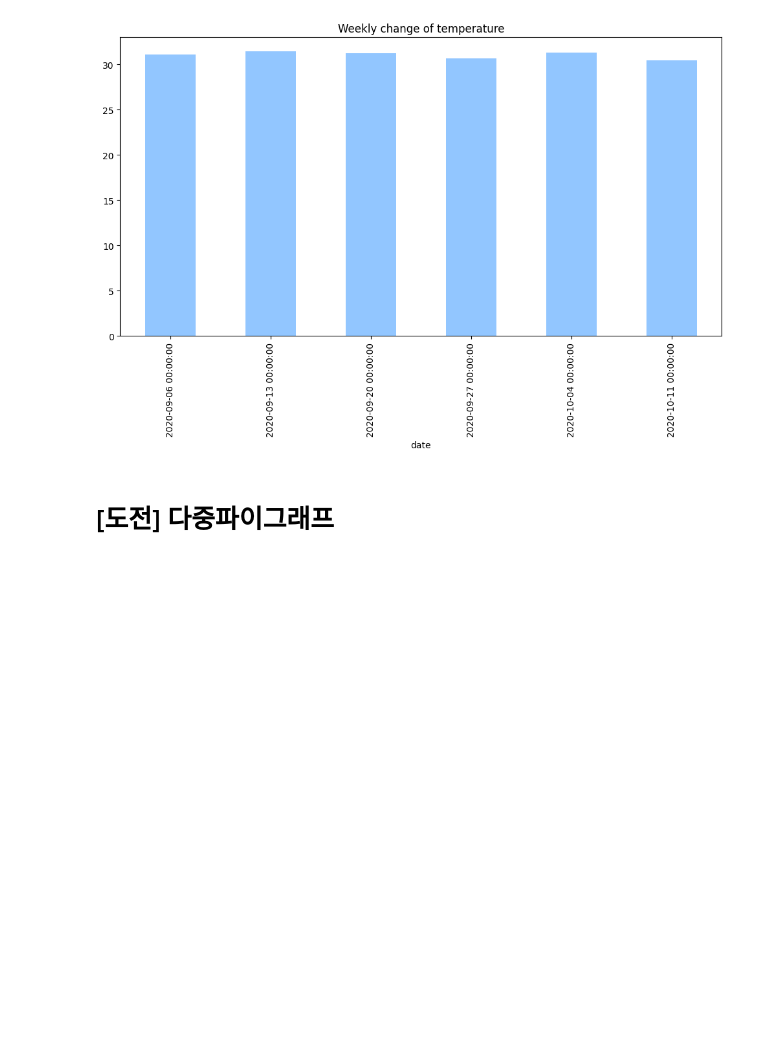
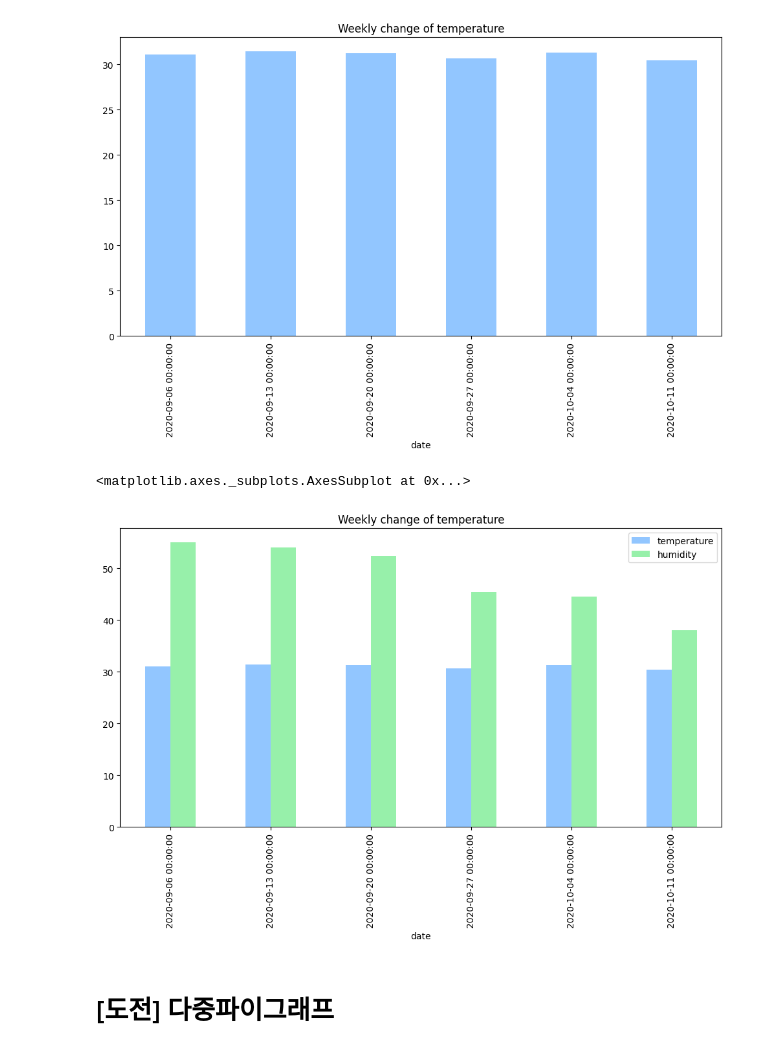
Before and after one commit to seokmin1/PDM08, a Jupyter notebook: py-pandas/pandas_6_iot_nano33_0.ipynb, the cells around one changed output. Saved outputs shown, nothing was run; the diff lists cells and outputs as text; code cells hidden in the pictures; blank space fills up the shorter version.

```diff
--- a/py-pandas/pandas_6_iot_nano33_0.ipynb
+++ b/py-pandas/pandas_6_iot_nano33_0.ipynb
@@ -697,6 +697,14 @@ iot_data['temperature'].resample('W').mean().plot(kind='bar', #marker='o', ms=10
 # %% [output]
 <matplotlib.axes._subplots.AxesSubplot at 0x...>
 [figure]
+# %%
+#  Plot mean of the iot data per every week
+iot_data[['temperature','humidity']].resample('W').mean().plot(kind='bar', #marker='o', ms=10,
+                                   figsize=(12,6),
+                                   title='Weekly change of temperature')
+# %% [output]
+<matplotlib.axes._subplots.AxesSubplot at 0x...>
+[figure, added]
 # %% [markdown]
 # [도전] 다중파이그래프
 # %% [markdown]
```
